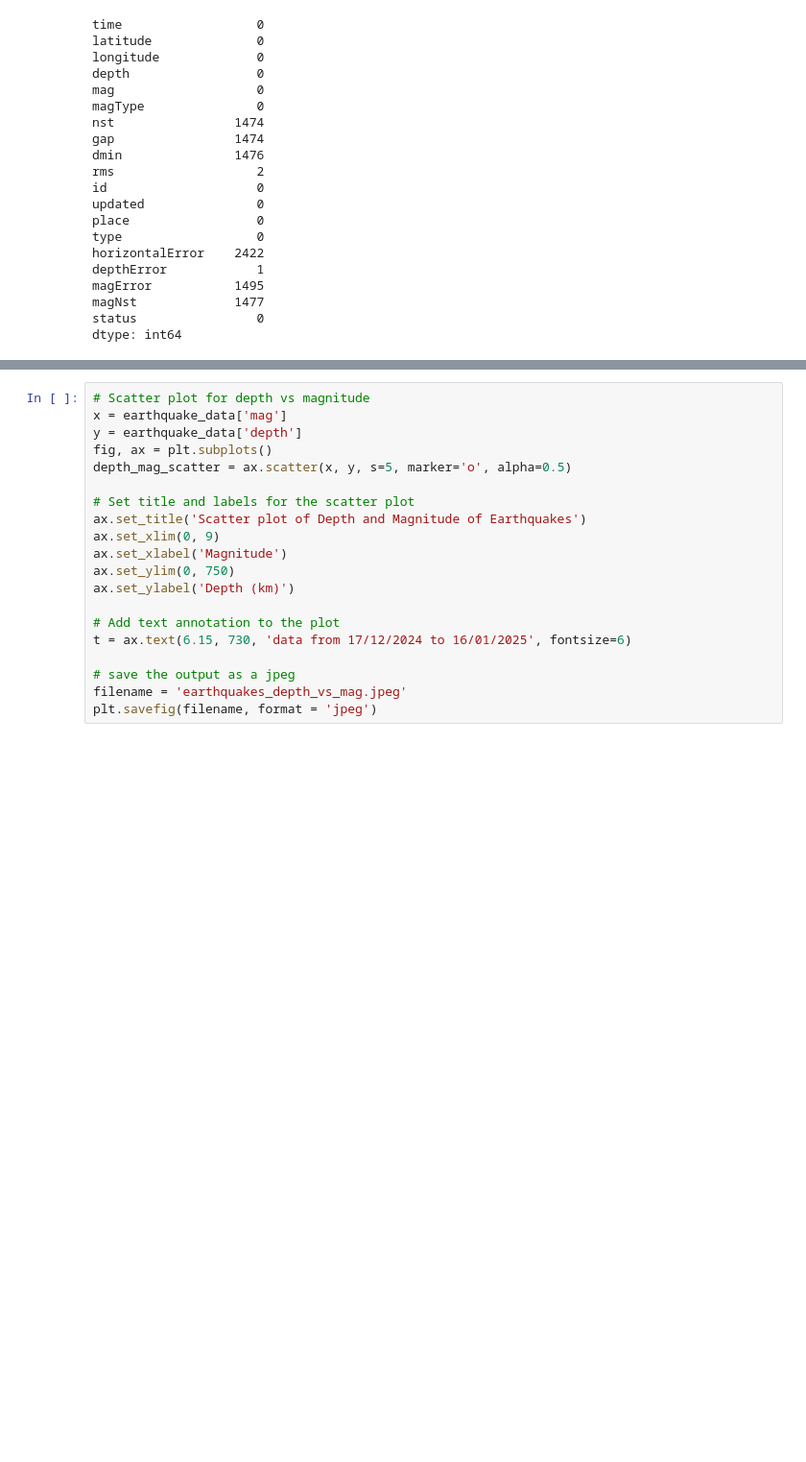
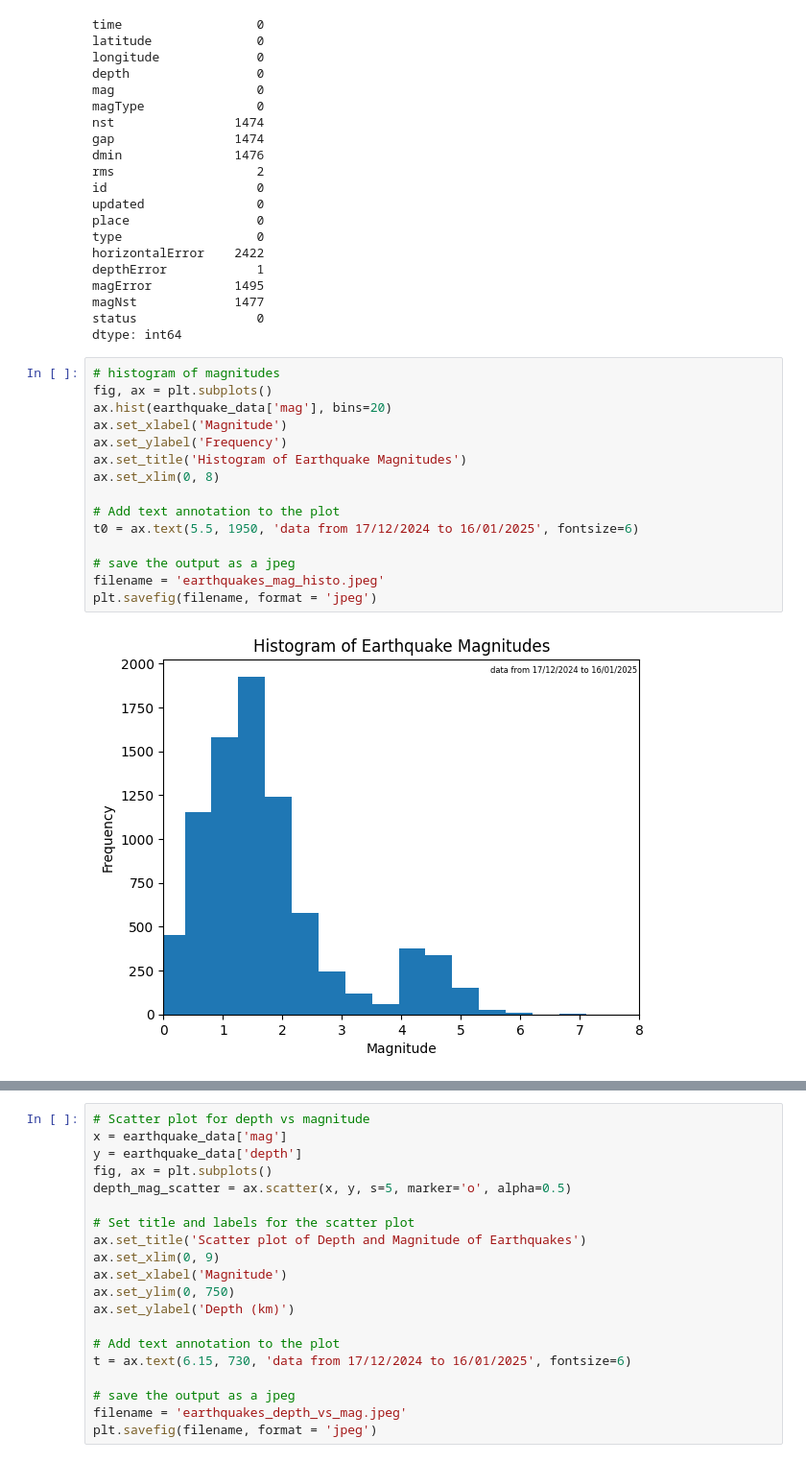
Before and after one commit to pkdc/earthquake-data-analysis, a Jupyter notebook: earthquake.ipynb, the cells around one changed output, grey strips where cells are left out. Shown: that part at 96% size. Drawn from its saved outputs; the diff is of its cells as text; blank space fills up the shorter version.

```diff
--- a/earthquake.ipynb
+++ b/earthquake.ipynb
@@ -76,6 +76,23 @@ magError           1495
 magNst             1477
 status                0
 dtype: int64
+# %%
+# histogram of magnitudes
+fig, ax = plt.subplots()
+ax.hist(earthquake_data['mag'], bins=20)
+ax.set_xlabel('Magnitude')
+ax.set_ylabel('Frequency')
+ax.set_title('Histogram of Earthquake Magnitudes')
+ax.set_xlim(0, 8)
+
+# Add text annotation to the plot
+t0 = ax.text(5.5, 1950, 'data from 17/12/2024 to 16/01/2025', fontsize=6)
+
+# save the output as a jpeg
+filename = 'earthquakes_mag_histo.jpeg'
+plt.savefig(filename, format = 'jpeg')
+# %% [output]
+[figure, added]
 # %%
 # Extract latitude, longitude, and magnitude data
 lat = earthquake_data['latitude']
```
Also changed, not shown: parts of 3 cells of this notebook, 4 other files.
